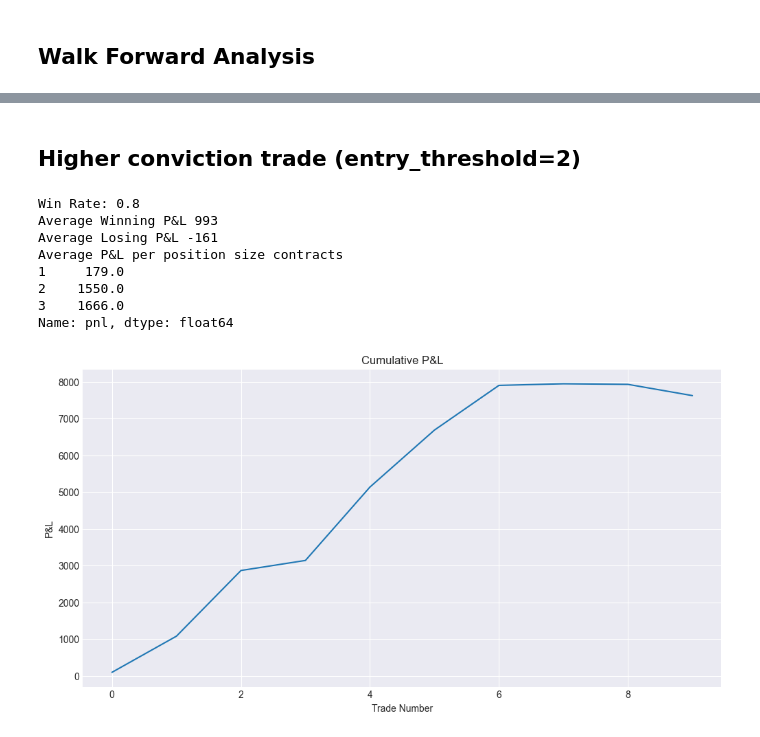
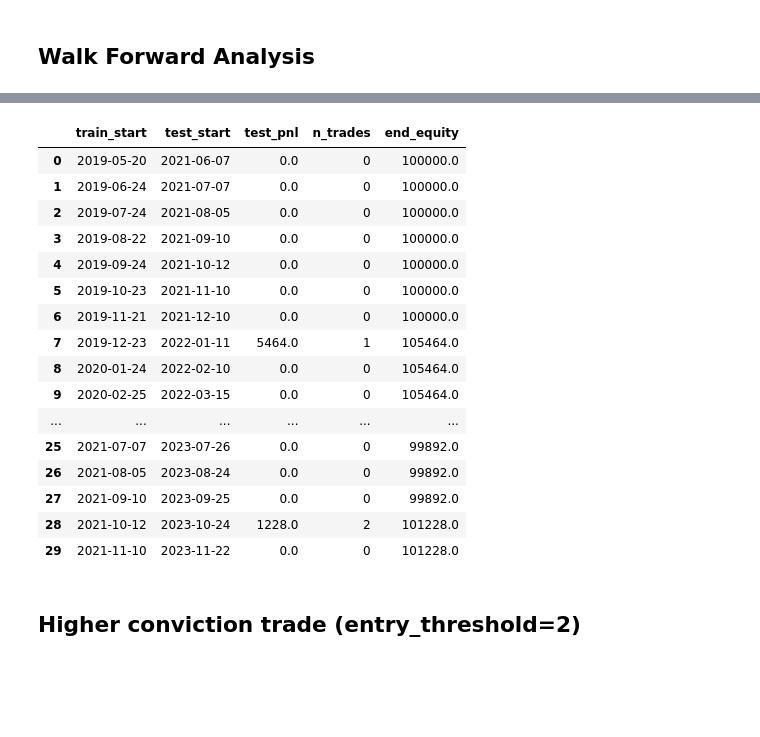
Before and after one commit to anthonymakarewicz/volatility-trading, a Jupyter notebook: skew_trading.ipynb, the cells around one changed output, grey strips where cells are left out. Cells and saved outputs as stored; diff of their text form; code cells hidden in the pictures; blank space fills up the shorter version.

```diff
--- a/skew_trading.ipynb
+++ b/skew_trading.ipynb
@@ -1123,28 +1173,22 @@ Name: pnl, dtype: float64
+# %%
+summary
+# %% [output]
+|  | train_start | test_start | test_pnl | n_trades | end_equity |
+| 0 | 2019-05-20 | 2021-06-07 | 0.0 | 0 | 100000.0 |
+| 1 | 2019-06-24 | 2021-07-07 | 0.0 | 0 | 100000.0 |
+| 2 | 2019-07-24 | 2021-08-05 | 0.0 | 0 | 100000.0 |
+| 3 | 2019-08-22 | 2021-09-10 | 0.0 | 0 | 100000.0 |
+| 4 | 2019-09-24 | 2021-10-12 | 0.0 | 0 | 100000.0 |
+| 5 | 2019-10-23 | 2021-11-10 | 0.0 | 0 | 100000.0 |
+| 6 | 2019-11-21 | 2021-12-10 | 0.0 | 0 | 100000.0 |
+| 7 | 2019-12-23 | 2022-01-11 | 5464.0 | 1 | 105464.0 |
+| 8 | 2020-01-24 | 2022-02-10 | 0.0 | 0 | 105464.0 |
+| 9 | 2020-02-25 | 2022-03-15 | 0.0 | 0 | 105464.0 |
+| ... | ... | ... | ... | ... | ... |
+| 25 | 2021-07-07 | 2023-07-26 | 0.0 | 0 | 99892.0 |
+| 26 | 2021-08-05 | 2023-08-24 | 0.0 | 0 | 99892.0 |
+| 27 | 2021-09-10 | 2023-09-25 | 0.0 | 0 | 99892.0 |
+| 28 | 2021-10-12 | 2023-10-24 | 1228.0 | 2 | 101228.0 |
+| 29 | 2021-11-10 | 2023-11-22 | 0.0 | 0 | 101228.0 |
 # %% [markdown]
 ## **Higher conviction trade (entry_threshold=2)**
-# %%
-summary, trades = walk_forward_test(options, synthetic_skew, vix,
-                            compute_zscore, z_score_strategy,
-                            compute_iv_percentile, apply_ivp_filter, apply_vix_filter, backtest_risk_reversal,
-                            test_window=21, entry_threshold=2, vix_threshold=30)
-
-print("Win Rate:", round((trades.pnl > 0).sum() / len(trades), 3))
-print("Average Winning P&L", round(trades.loc[trades.pnl > 0, "pnl"].mean()))
-print("Average Losing P&L", round(trades.loc[trades.pnl <= 0, "pnl"].mean()))
-print("Average P&L per position size", trades.groupby("contracts")["pnl"].mean())
-
-plt.title("Cumulative P&L")
-plt.ylabel("P&L")
-plt.xlabel("Trade Number")
-trades.pnl.cumsum().plot(figsize=(12, 6))
-plt.show()
-# %% [output]
-Win Rate: 0.8
-Average Winning P&L 993
-Average Losing P&L -161
-Average P&L per position size contracts
-1     179.0
-2    1550.0
-3    1666.0
-Name: pnl, dtype: float64
-[figure, removed]
```
Also changed, not shown: parts of 8 cells of this notebook.
